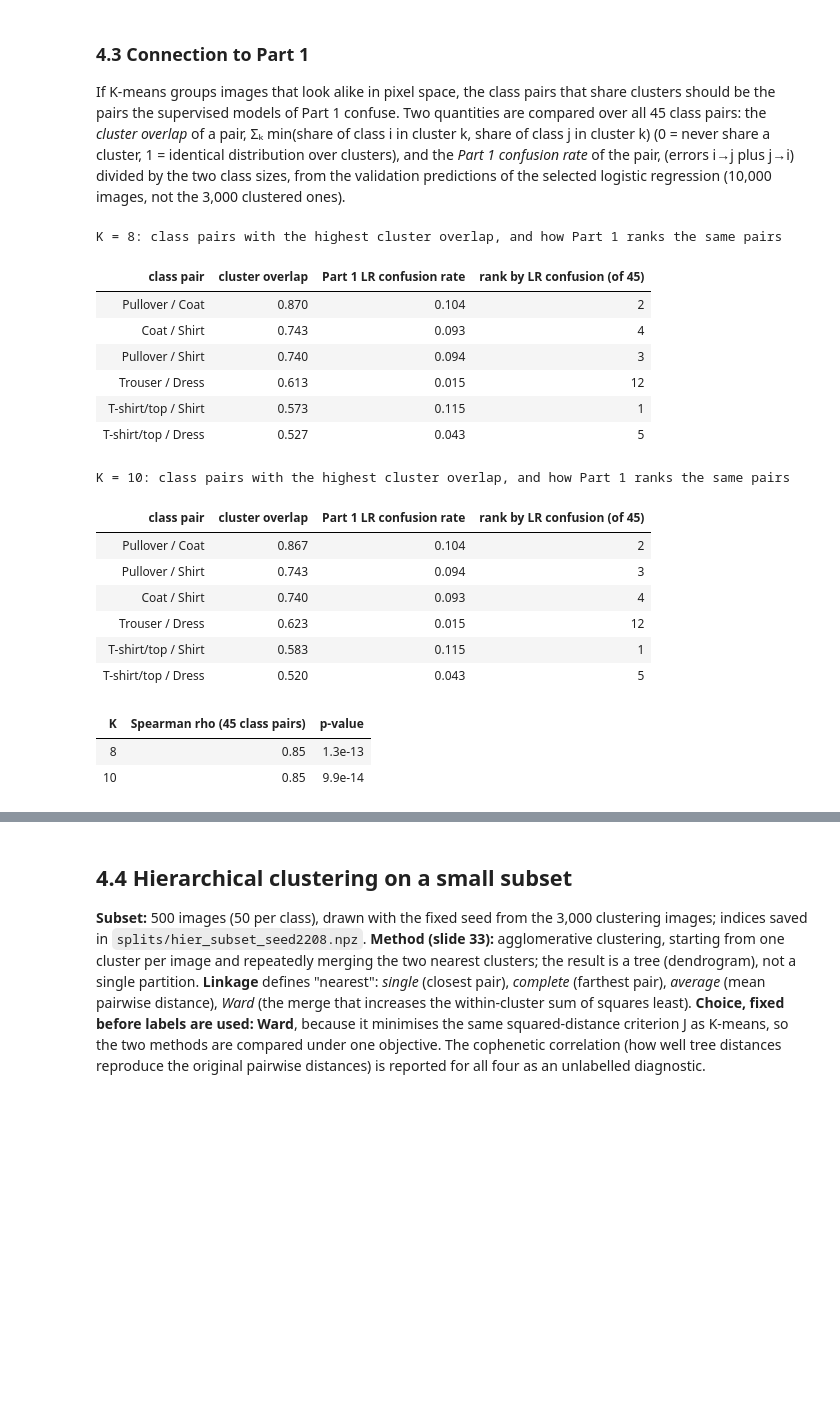
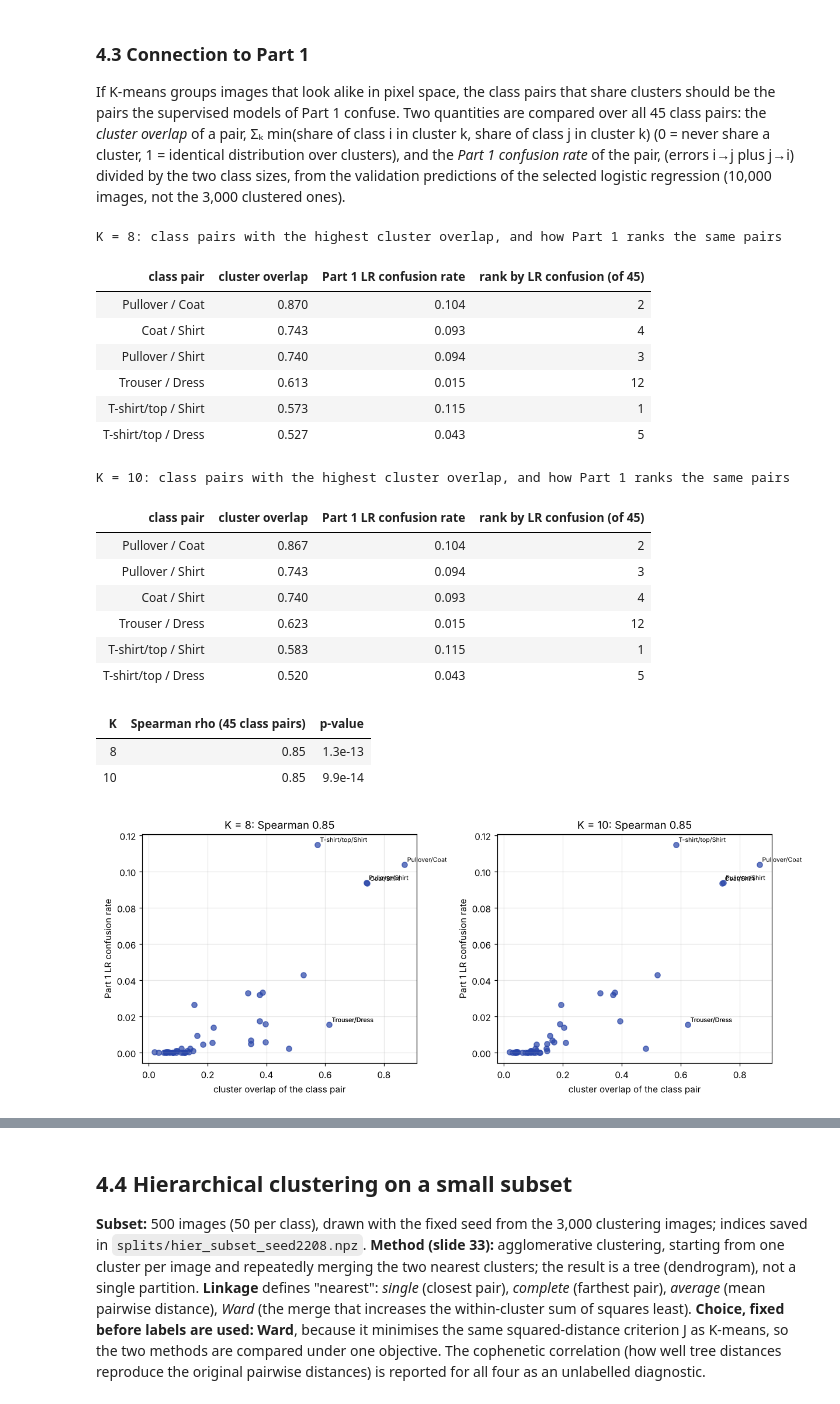
Before and after one commit to gulcinomercik/ecs708-fashion-mnist, a Jupyter notebook: ecs708_fashion_mnist.ipynb, the cells around one changed output, grey strips where cells are left out. Drawn from its saved outputs; the diff is of its cells as text; code cells hidden in the pictures; blank space fills up the shorter version.

```diff
--- a/ecs708_fashion_mnist.ipynb
+++ b/ecs708_fashion_mnist.ipynb
@@ -1176,36 +1185,44 @@ conf_rate = {p: (cm_lr[p[0], p[1]] + cm_lr[p[1], p[0]]) / (cm_lr[p[0]].sum() + c
 def overlap_table(km, y):
     share = np.array([np.bincount(km.labels_[y == c], minlength=km.n_clusters) / (y == c).sum() for c in range(10)])
     return {p: np.minimum(share[p[0]], share[p[1]]).sum() for p in pairs}
-link_rows = []
+link_rows, OV = [], {}
 for K in KM:
-    ov = overlap_table(KM[K], yc); rho, pval = spearmanr([ov[p] for p in pairs], [conf_rate[p] for p in pairs])
+    ov = overlap_table(KM[K], yc); OV[K] = ov; rho, pval = spearmanr([ov[p] for p in pairs], [conf_rate[p] for p in pairs])
     link_rows.append({"K": K, "Spearman rho (45 class pairs)": rho, "p-value": pval})
     top = sorted(pairs, key=lambda p: -ov[p])[:6]
     tab = pd.DataFrame([{"class pair": f"{CLASS_NAMES[a]} / {CLASS_NAMES[b]}", "cluster overlap": ov[(a, b)], "Part 1 LR confusion rate": conf_rate[(a, b)], "rank by LR confusion (of 45)": 1 + sorted(pairs, key=lambda p: -conf_rate[p]).index((a, b))} for a, b in top])
     tab.to_csv(RES4 / f"link_to_part1_K{K}.csv", index=False); print(f"K = {K}: class pairs with the highest cluster overlap, and how Part 1 ranks the same pairs"); display(tab.style.format({"cluster overlap": "{:.3f}", "Part 1 LR confusion rate": "{:.3f}"}).hide(axis="index"))
 link = pd.DataFrame(link_rows); link.to_csv(RES4 / "link_to_part1_summary.csv", index=False); display(link.style.format({"Spearman rho (45 class pairs)": "{:.2f}", "p-value": "{:.1e}"}).hide(axis="index"))
+fig, ax = plt.subplots(1, len(KM), figsize=(5.6 * len(KM), 4.6), squeeze=False); ax = ax[0]
+for a_, K in zip(ax, KM):
+    a_.scatter([OV[K][p] for p in pairs], [conf_rate[p] for p in pairs], color="#2845A8", alpha=.7)
+    for p in sorted(pairs, key=lambda q: -OV[K][q])[:5] + [(CLASS_NAMES.index("Trouser"), CLASS_NAMES.index("Dress"))]:
+        a_.annotate(f"{CLASS_NAMES[p[0]]}/{CLASS_NAMES[p[1]]}", (OV[K][p], conf_rate[p]), fontsize=7, xytext=(3, 3), textcoords="offset points")
+    a_.set_xlabel("cluster overlap of the class pair"); a_.set_ylabel("Part 1 LR confusion rate"); a_.set_title(f"K = {K}: Spearman {link.set_index('K').loc[K, 'Spearman rho (45 class pairs)']:.2f}"); a_.grid(alpha=.3)
+fig.tight_layout(); save_fig(fig, "fig12_overlap_vs_confusion", "4.3", "Cluster overlap against Part 1 logistic-regression confusion rate for the 45 class pairs (K-means, raw pixels, seed 2208)."); plt.show()
 for _, r in link.iterrows():
     log_experiment(id=f"P4-LINK-K{int(r['K'])}", part_task="4.3", question="Do class pairs that share K-means clusters match Part 1 confusions?", hypothesis="Yes: pairs of similar-looking classes both share clusters and are confused.",
         changed_variable="none", fixed_conditions="K-means partition (seed 2208) vs LR validation confusions", split="cluster_train_idx; validation 10k", seed=SEED, configuration=f"K={int(r['K'])}", metric="Spearman rho over 45 class pairs",
         result=f"{r['Spearman rho (45 class pairs)']:.2f} (p={r['p-value']:.1e})", output_path="results/part4/link_to_part1_summary.csv", notes="")
 # %% [output]
 K = 8: class pairs with the highest cluster overlap, and how Part 1 ranks the same pairs
 | class pair | cluster overlap | Part 1 LR confusion rate | rank by LR confusion (of 45) |
 | Pullover / Coat | 0.870 | 0.104 | 2 |
 | Coat / Shirt | 0.743 | 0.093 | 4 |
 | Pullover / Shirt | 0.740 | 0.094 | 3 |
 | Trouser / Dress | 0.613 | 0.015 | 12 |
 | T-shirt/top / Shirt | 0.573 | 0.115 | 1 |
 | T-shirt/top / Dress | 0.527 | 0.043 | 5 |
 K = 10: class pairs with the highest cluster overlap, and how Part 1 ranks the same pairs
 | class pair | cluster overlap | Part 1 LR confusion rate | rank by LR confusion (of 45) |
 | Pullover / Coat | 0.867 | 0.104 | 2 |
 | Pullover / Shirt | 0.743 | 0.094 | 3 |
 | Coat / Shirt | 0.740 | 0.093 | 4 |
 | Trouser / Dress | 0.623 | 0.015 | 12 |
 | T-shirt/top / Shirt | 0.583 | 0.115 | 1 |
 | T-shirt/top / Dress | 0.520 | 0.043 | 5 |
 | K | Spearman rho (45 class pairs) | p-value |
 | 8 | 0.85 | 1.3e-13 |
 | 10 | 0.85 | 9.9e-14 |
+[figure, added]
 # %% [markdown]
```
Also changed, not shown: parts of 20 cells of this notebook, 24 other files.
